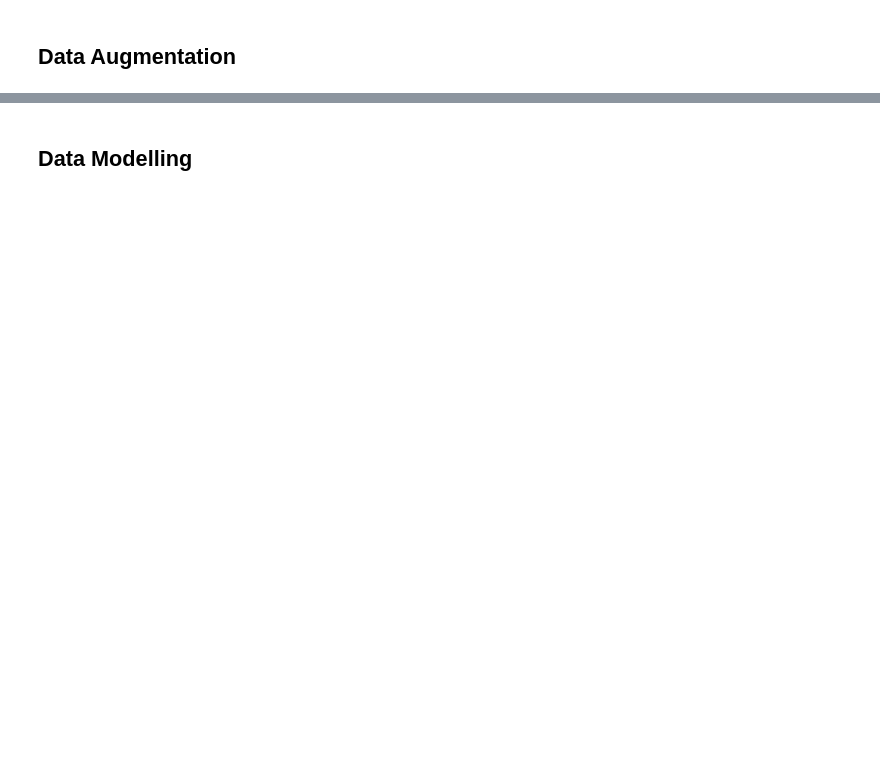
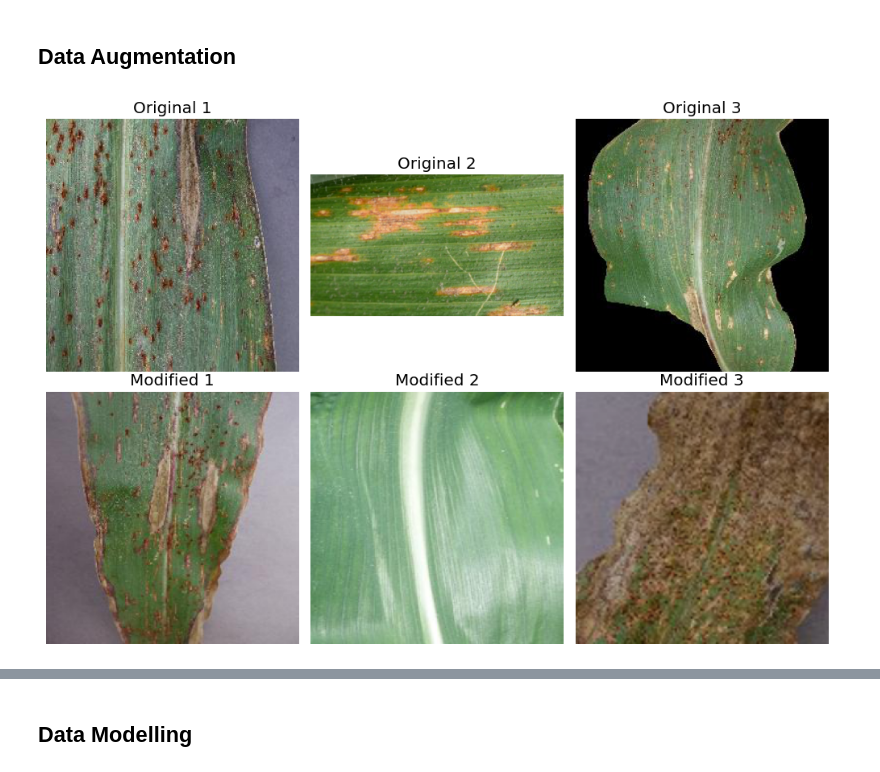
Before and after one commit to riccardo-borgo/Corn-Disease, a Jupyter notebook: main.ipynb, the cells around one changed output, grey strips where cells are left out. Drawn from its saved outputs; the diff is of its cells as text; code cells hidden in the pictures; blank space fills up the shorter version.

```diff
--- a/main.ipynb
+++ b/main.ipynb
@@ -168,31 +203,38 @@ def DataAugmentation(content):
     content = AdjustContrast(content)
     content = AdjustBrightness(content)
     return content
-# %%
-X_train = X_train.apply(Resize)
-X_test = X_test.apply(Resize)
-# %%
-X_train = X_train.apply(DataAugmentation)
+# %%
+vectorized_function = np.vectorize(Resize, otypes=[object])
+X_train = vectorized_function(X_train)
+X_test = vectorized_function(X_test)
+# %%
+vectorized_function = np.vectorize(DataAugmentation, otypes=[object])
+X_train = vectorized_function(X_train)
 # %%
-# CHECK IF IT WORKS
+# Gli indici tra train e dataset originale sono diversi
 rng = np.random.default_rng(RANDOM_STATE)
 n_cols = 3
 n_rows = 2
 indexes = rng.choice(len(X_train), n_cols)
 
-fig, axes = plt.subplots(n_rows, n_cols, figsize=(16, 9))
+fig, axes = plt.subplots(n_rows, n_cols, figsize=(10, 7))
 
-for ii, id in enumerate(indexes, 1):
-    axes[0] = x['Image'][int(id)]
-    show_image(image)
-    plt.axis('off')
+for i, ax in enumerate(axes[0]):
+    original_image = x['Image'][int(indexes[i])]
+    ax.imshow(original_image)
+    ax.set_title(f'Original {i+1}')
+    ax.axis('off')
 
-for ii, id in enumerate(indexes, 1):
-    axes[1] = X_train[int(id)]
-    show_image(image)
-    plt.axis('off')
+for i, ax in enumerate(axes[1]):
+    modified_image = X_train[indexes[i]]
+    ax.imshow(modified_image)
+    ax.set_title(f'Modified {i+1}')
+    ax.axis('off')
 
+plt.tight_layout()
 plt.show()
+# %% [output]
+[figure, added]
 # %%
 def ToNumpy(content):
     return np.asarray(content, dtype=np.float32)
```
Also changed, not shown: parts of 20 cells of this notebook, 2 other files.
